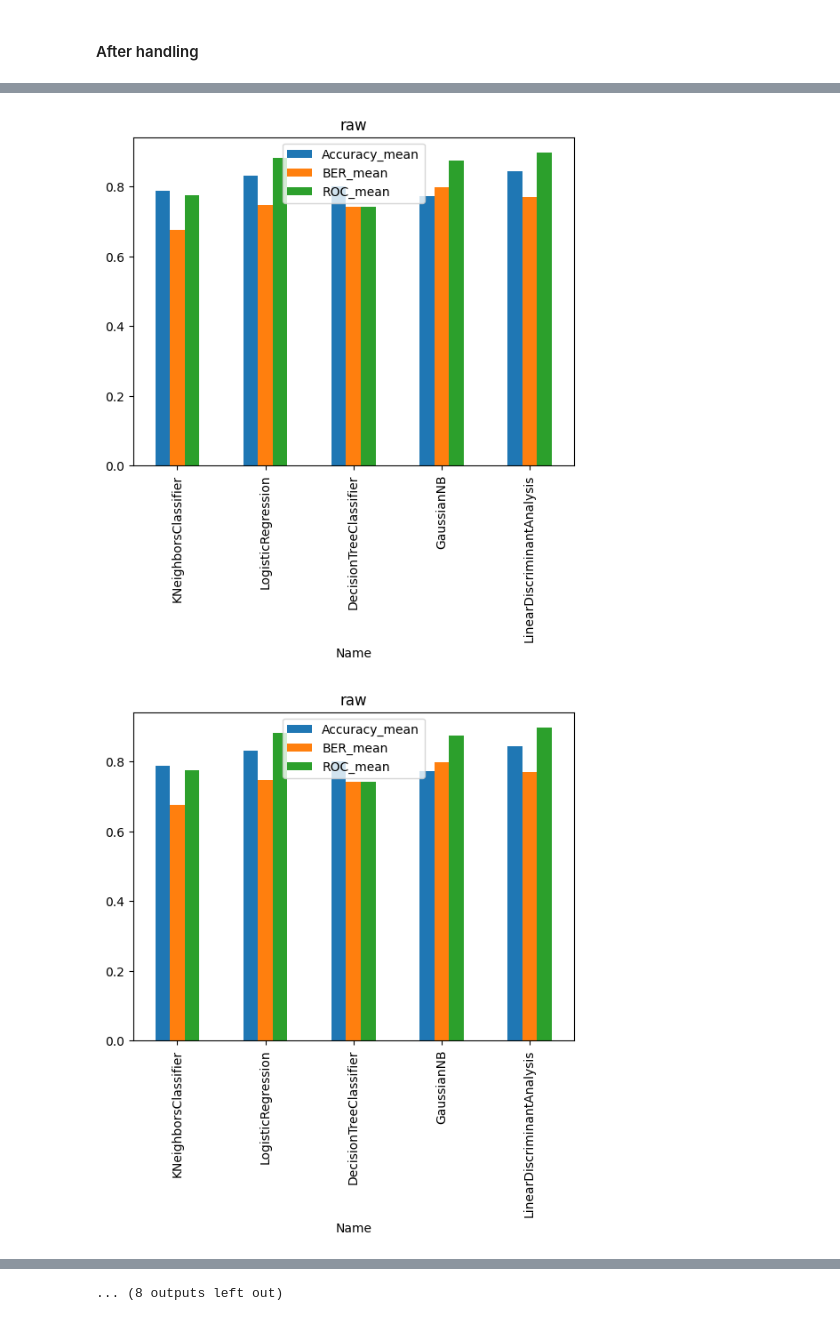
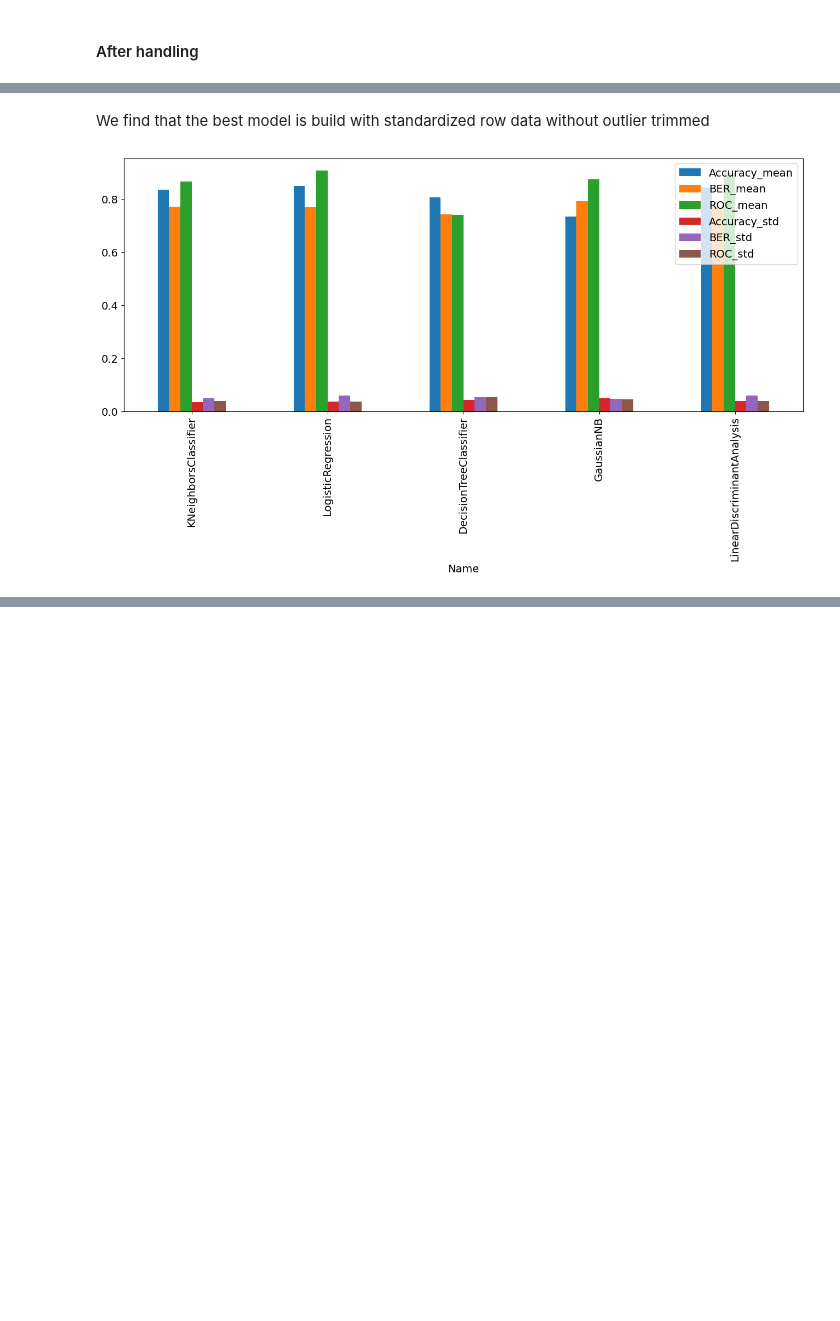
Before and after one commit to AdvancedGroupBootcamp/ai_marie_alex_moussa, a Jupyter notebook: ADA_Project/Model Comparaison.ipynb, the cells around one changed output, grey strips where cells are left out. Cells and saved outputs as stored; diff of their text form; code cells hidden in the pictures; blank space fills up the shorter version.

Commit message:
update with outlier trim selected

```diff
--- a/ADA_Project/Model Comparaison.ipynb
+++ b/ADA_Project/Model Comparaison.ipynb
@@ -300,11 +300,8 @@ accuracies_df
+# %% [markdown]
+We find that the best model is build with standardized row data without outlier trimmed
 # %%
-for data in accuracies_df.data:
+accuracies_df[accuracies_df["data"]=="raw_standard"][["Name","Accuracy_mean","BER_mean","ROC_mean","Accuracy_std","BER_std","ROC_std"]].plot(kind="bar",x="Name",figsize=(16,6))
 
-    accuracies_df[accuracies_df["data"]==data][["Name","Accuracy_mean","BER_mean","ROC_mean"]].plot(kind="bar",x="Name")
-
-    plt.title(data)
-
-    plt.show()
+plt.show()
 # %% [output]
-[figure, old version]
+[figure, new version]
-[figure, removed]
@@ -321 +307,0 @@ for data in accuracies_df.data:
-... (8 outputs left out)
```
Also changed, not shown: parts of 4 cells of this notebook.
